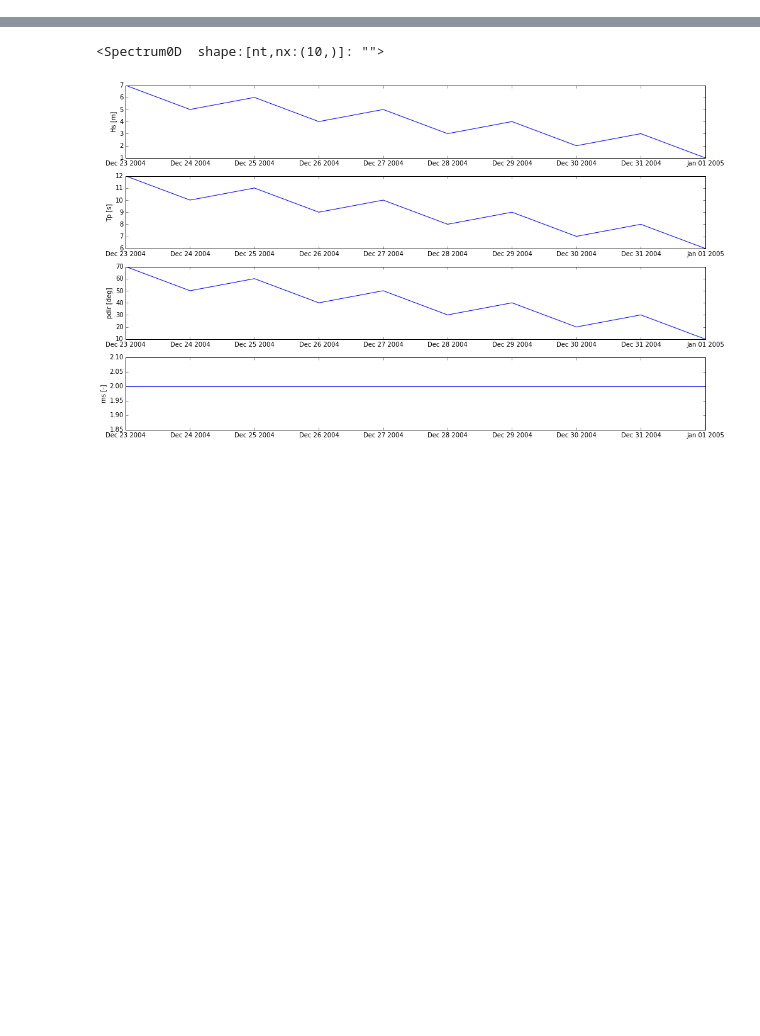
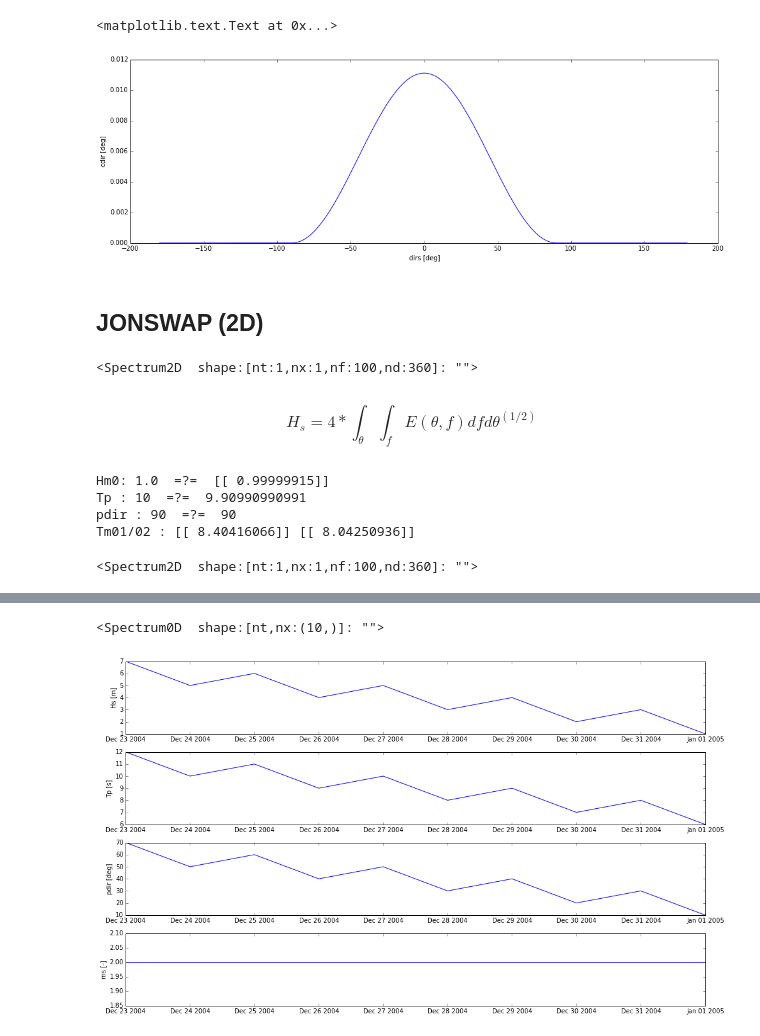
Before and after one commit to openearth/pyswan, a Jupyter notebook: notebooks/oceanwaves.ipynb, the cells around one changed output, grey strips where cells are left out. Saved outputs shown, nothing was run; the diff lists cells and outputs as text; code cells hidden in the pictures; blank space fills up the shorter version.

```diff
--- a/notebooks/oceanwaves.ipynb
+++ b/notebooks/oceanwaves.ipynb
@@ -31,9 +20,8 @@ FILE
 # %%
 # Define 0D spectrum, to generate 1D and 2D spectra
-Sp0 = ow.Spec0()
+Sp0     = ow.Spec0()
 Sp0.t     = datetime.datetime.strptime('19920516.130000','%Y%m%d.%H%M%S') # parse swan time notation
 Sp0.Hs    = 1.
 Sp0.Tp    = 10
-Sp0.pdir  = -90
+Sp0.pdir  = 90 # from west (right) to east (left)
 Sp0.ms    = 2
-Sp0
@@ -50,0 +93,40 @@ Sp0_copy
+# %%
+# define
+units = 'deg'
+dirs  = list(np.arange(-180,180)*1) # make sure to encompass pdir
+cdir  = ow.directional_spreading(dirs,0,Sp0.ms,units)
+# %%
+# plot
+%matplotlib inline
+fig=plt.figure()
+fig.set_figwidth(16)
+fig.set_figheight(10)
+ax = plt.axes([0.1,.2,0.8,0.4])
+plt.plot(dirs,cdir)
+ax.set_xlabel('dirs [deg]')
+ax.set_ylabel('cdir [deg]')
+# %% [output]
+<matplotlib.text.Text at 0x...>
+[figure, added]
+# %% [markdown]
+## JONSWAP (2D)
+# %%
+Sp2 = ow.Spec2(direction=np.asarray(dirs),f=Sp1.f,lon=[4],lat=[52],t=[datetime.datetime(2016,1,1)])
+Sp2.from_jonswap(Sp0.Hs, Sp0.Tp, Sp0.pdir, Sp0.ms)
+# %% [output]
+<Spectrum2D  shape:[nt:1,nx:1,nf:100,nd:360]: "">
+# %% [markdown]
+$$H_s = 4 * \int_\theta\int_f E(\theta,f) df d\theta ^{(1/2)} $$
+# %%
+# check against parametric values
+print('Hm0:'  ,Sp0.Hs  ,' =?= ',Sp2.Hm0())
+print('Tp :'  ,Sp0.Tp  ,' =?= ',Sp2.Tp())
+print('pdir :',Sp0.pdir,' =?= ',Sp2.pdir())
+print('Tm01/02 :',Sp1.Tm01(), Sp1.Tm02())
+Sp2
+# %% [output]
+Hm0: 1.0  =?=  [[ 0.99999915]]
+Tp : 10  =?=  9.90990990991
+pdir : 90  =?=  90
+Tm01/02 : [[ 8.40416066]] [[ 8.04250936]]
+<Spectrum2D  shape:[nt:1,nx:1,nf:100,nd:360]: "">
```
Also changed, not shown: parts of 43 cells of this notebook, 1 other file.
